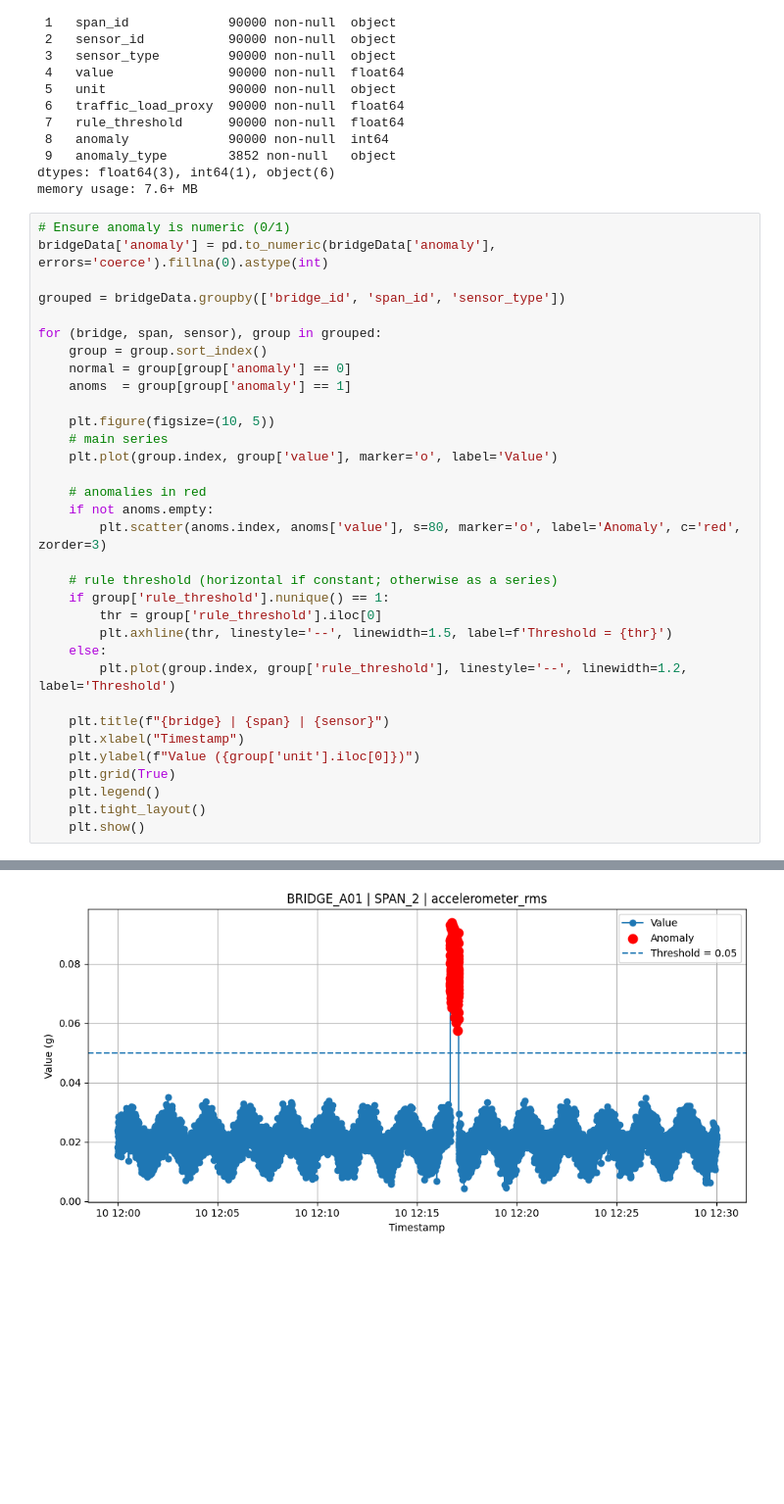
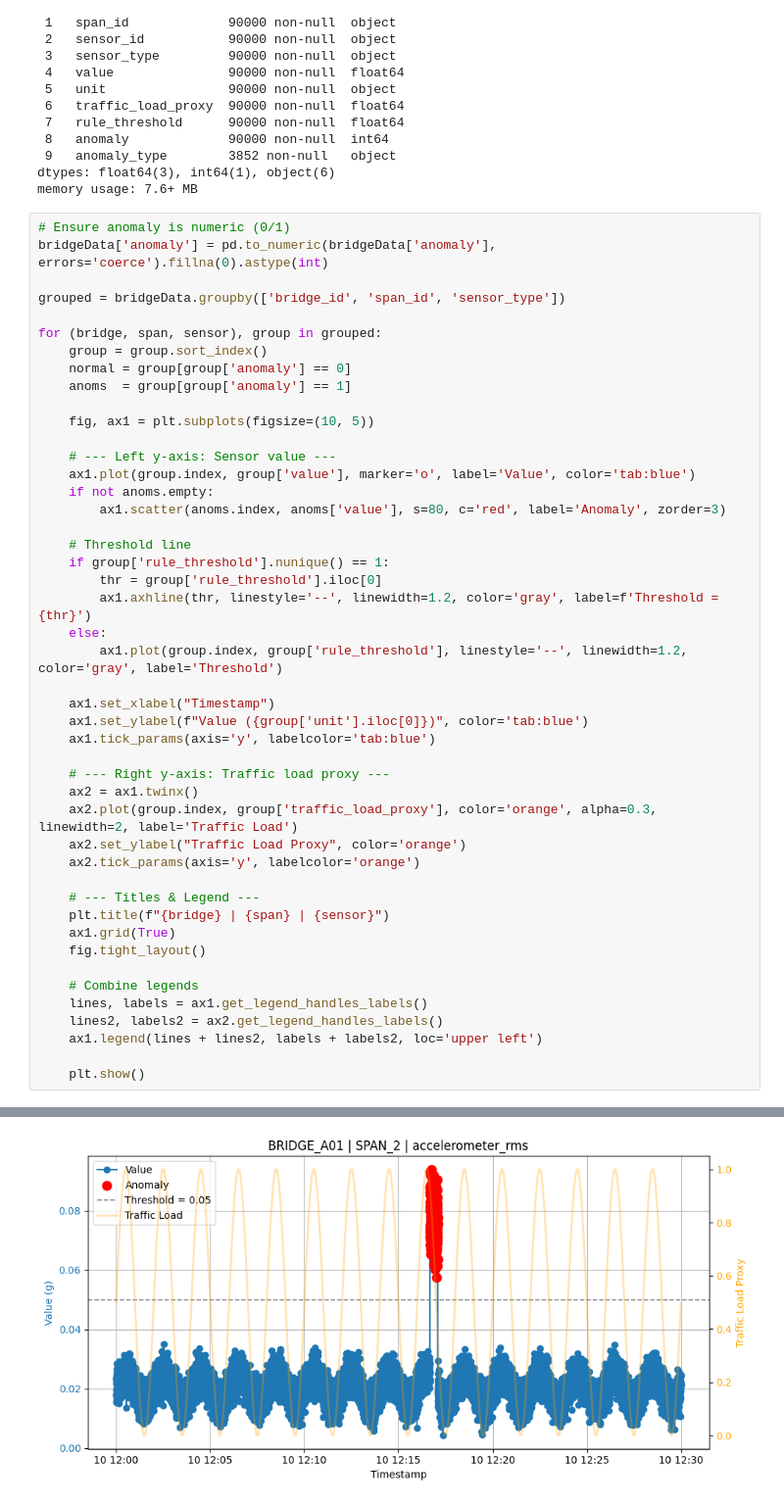
Before and after one commit to TipsyPanda/ComplexBridges, a Jupyter notebook: BridgeDataCleaning.ipynb, the cells around one changed output, grey strips where cells are left out. Shown: that part at 98% size. Drawn from its saved outputs; the diff is of its cells as text; blank space fills up the shorter version.

```diff
--- a/BridgeDataCleaning.ipynb
+++ b/BridgeDataCleaning.ipynb
@@ -124,26 +124,39 @@ for (bridge, span, sensor), group in grouped:
     normal = group[group['anomaly'] == 0]
     anoms  = group[group['anomaly'] == 1]
 
-    plt.figure(figsize=(10, 5))
-    # main series
-    plt.plot(group.index, group['value'], marker='o', label='Value')
+    fig, ax1 = plt.subplots(figsize=(10, 5))
 
-    # anomalies in red
+    # --- Left y-axis: Sensor value ---
+    ax1.plot(group.index, group['value'], marker='o', label='Value', color='tab:blue')
     if not anoms.empty:
-        plt.scatter(anoms.index, anoms['value'], s=80, marker='o', label='Anomaly', c='red', zorder=3)
+        ax1.scatter(anoms.index, anoms['value'], s=80, c='red', label='Anomaly', zorder=3)
 
-    # rule threshold (horizontal if constant; otherwise as a series)
+    # Threshold line
     if group['rule_threshold'].nunique() == 1:
         thr = group['rule_threshold'].iloc[0]
-        plt.axhline(thr, linestyle='--', linewidth=1.5, label=f'Threshold = {thr}')
+        ax1.axhline(thr, linestyle='--', linewidth=1.2, color='gray', label=f'Threshold = {thr}')
     else:
-        plt.plot(group.index, group['rule_threshold'], linestyle='--', linewidth=1.2, label='Threshold')
+        ax1.plot(group.index, group['rule_threshold'], linestyle='--', linewidth=1.2, color='gray', label='Threshold')
 
+    ax1.set_xlabel("Timestamp")
+    ax1.set_ylabel(f"Value ({group['unit'].iloc[0]})", color='tab:blue')
+    ax1.tick_params(axis='y', labelcolor='tab:blue')
+
+    # --- Right y-axis: Traffic load proxy ---
+    ax2 = ax1.twinx()
+    ax2.plot(group.index, group['traffic_load_proxy'], color='orange', alpha=0.3, linewidth=2, label='Traffic Load')
+    ax2.set_ylabel("Traffic Load Proxy", color='orange')
+    ax2.tick_params(axis='y', labelcolor='orange')
+
+    # --- Titles & Legend ---
     plt.title(f"{bridge} | {span} | {sensor}")
-    plt.xlabel("Timestamp")
-    plt.ylabel(f"Value ({group['unit'].iloc[0]})")
-    plt.grid(True)
-    plt.legend()
-    plt.tight_layout()
+    ax1.grid(True)
+    fig.tight_layout()
+
+    # Combine legends
+    lines, labels = ax1.get_legend_handles_labels()
+    lines2, labels2 = ax2.get_legend_handles_labels()
+    ax1.legend(lines + lines2, labels + labels2, loc='upper left')
+
     plt.show()
 # %% [output]
@@ -152 +165 @@ for (bridge, span, sensor), group in grouped:
-[figure, old version]
+[figure, new version]
```
Also changed, not shown: parts of 2 cells of this notebook.
